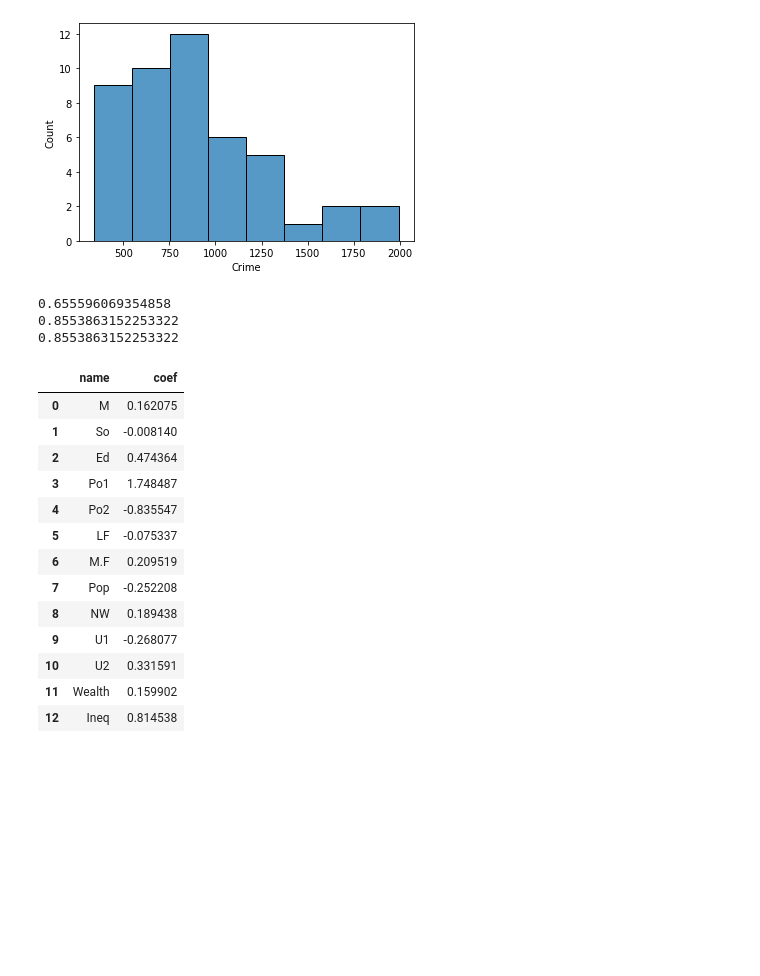
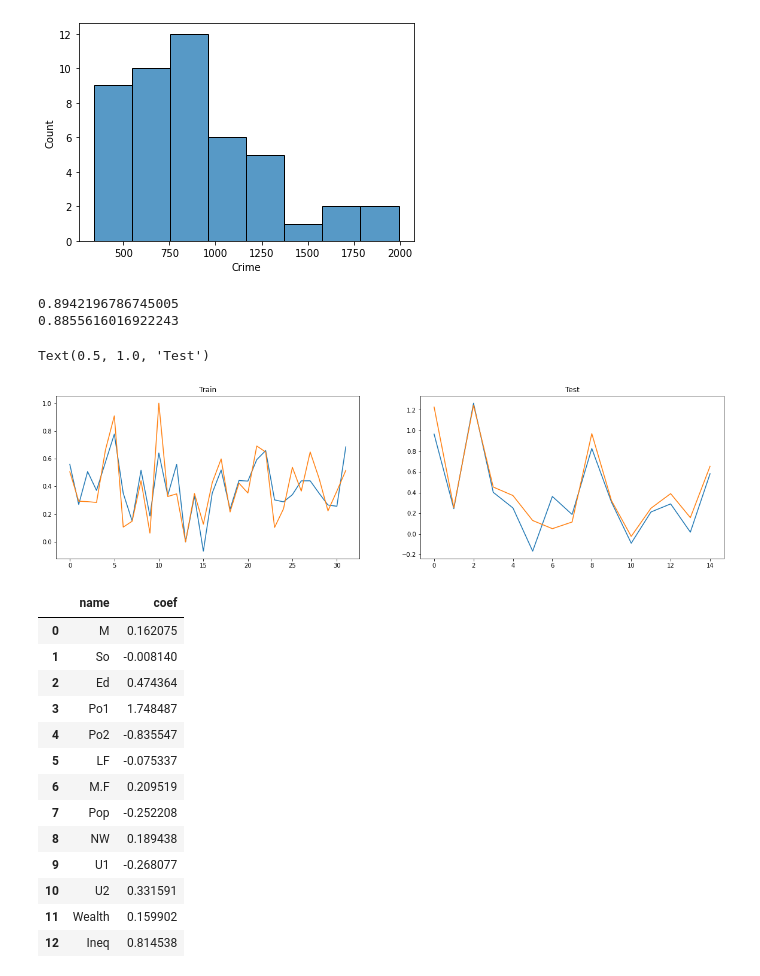
Before and after one commit to shreyansh273/GTx_6501, a Jupyter notebook: Week_3.ipynb, the cells around one changed output. Saved outputs shown, nothing was run; the diff lists cells and outputs as text; code cells hidden in the pictures; blank space fills up the shorter version.

Commit message:
Added rf and error eda

```diff
--- a/Week_3.ipynb
+++ b/Week_3.ipynb
@@ -101,8 +97,8 @@ X_train_scaled = scaler.fit_transform(X_train)
 X_test_scaled = scaler.transform(X_test)
 # %%
 scaler2 = MinMaxScaler()
-y_train_scaled = scaler2.fit_transform(np.array(y_train).reshape(-1,1))
-y_test_scaled = scaler2.transform(np.array(y_test).reshape(-1,1))
+y_train_scaled = scaler2.fit_transform(np.array(y_train).reshape(-1,1)).flatten()
+y_test_scaled = scaler2.transform(np.array(y_test).reshape(-1,1)).flatten()
 # %%
 from sklearn.linear_model import LinearRegression
 from sklearn.metrics import r2_score
@@ -113,11 +111,20 @@ linreg_pred = linreg.predict(X_test_scaled)
-# %%
-print(linreg.score(X_train_scaled, y_train_scaled))
-print(linreg.score(X_test_scaled, y_test_scaled))
-print(r2_score(y_test_scaled, linreg_pred))
-# %% [output]
-0.655596069354858
-0.8553863152253322
-0.8553863152253322
+# %%
+print(1-mean_absolute_error(y_train_scaled, linreg_pred2))
+print(1-mean_absolute_error(y_test_scaled, linreg_pred))
+# %% [output]
+0.8942196786745005
+0.8855616016922243
+# %%
+fix, ax=plt.subplots(1,2, figsize=(20,5))
+ax[0].plot(linreg.predict(X_train_scaled))
+ax[0].plot(y_train_scaled)
+ax[0].set_title("Train")
+ax[1].plot(linreg_pred)
+ax[1].plot(y_test_scaled)
+ax[1].set_title("Test")
+# %% [output]
+Text(0.5, 1.0, 'Test')
+[figure, added]
 # %%
 model_coef = pd.DataFrame({'name':np.array(X.columns), 'coef':linreg.coef_.flatten()})
 model_coef
```
Also changed, not shown: parts of 12 cells of this notebook.
